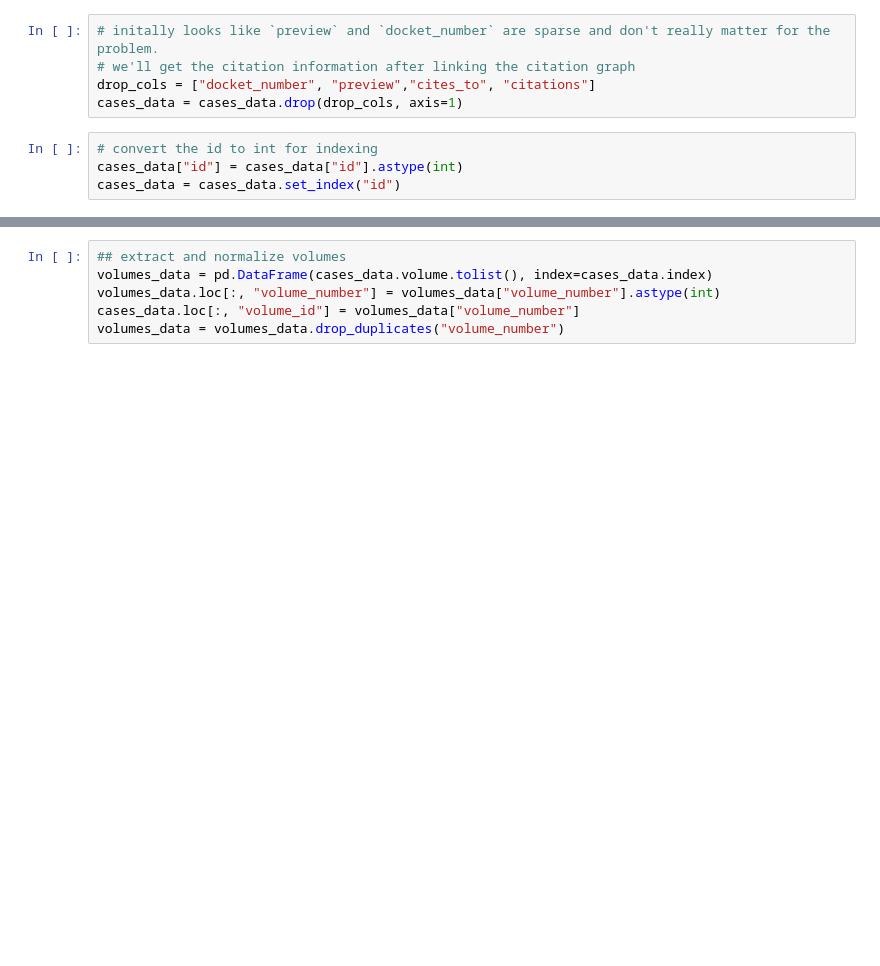
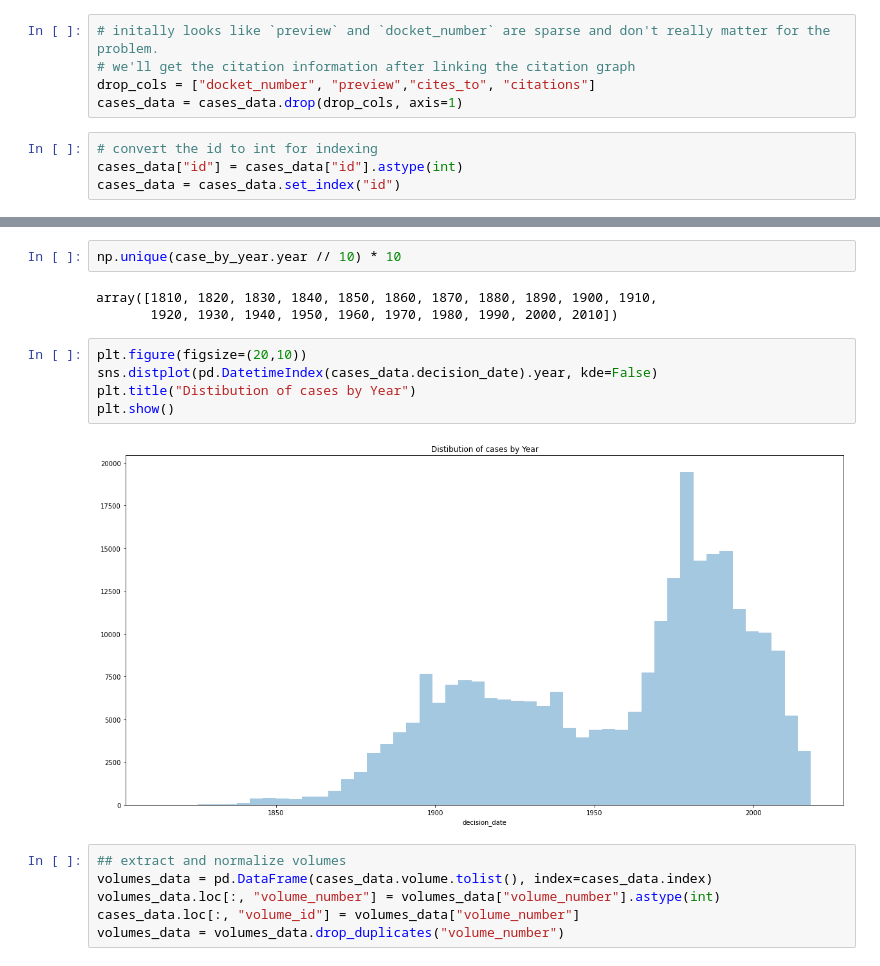
Before and after one commit to parambharat/cs109b-grp9-final-project, a Jupyter notebook: notebooks/grp9-milestone-2-submission.ipynb, the cells around one changed output, grey strips where cells are left out. Saved outputs shown, nothing was run; the diff lists cells and outputs as text; blank space fills up the shorter version.

Commit message:
update: add case distibutions by year

```diff
--- a/notebooks/grp9-milestone-2-submission.ipynb
+++ b/notebooks/grp9-milestone-2-submission.ipynb
@@ -197,3 +266,15 @@ cases_data = cases_data[cases_data["decision_date"].notnull()]
+# %%
+np.unique(case_by_year.year // 10) * 10
+# %% [output]
+array([1810, 1820, 1830, 1840, 1850, 1860, 1870, 1880, 1890, 1900, 1910,
+       1920, 1930, 1940, 1950, 1960, 1970, 1980, 1990, 2000, 2010])
+# %%
+plt.figure(figsize=(20,10))
+sns.distplot(pd.DatetimeIndex(cases_data.decision_date).year, kde=False)
+plt.title("Distibution of cases by Year")
+plt.show()
+# %% [output]
+[figure, added]
 # %%
 ## extract and normalize volumes
 volumes_data = pd.DataFrame(cases_data.volume.tolist(), index=cases_data.index)
```
Also changed, not shown: parts of 28 cells of this notebook.
